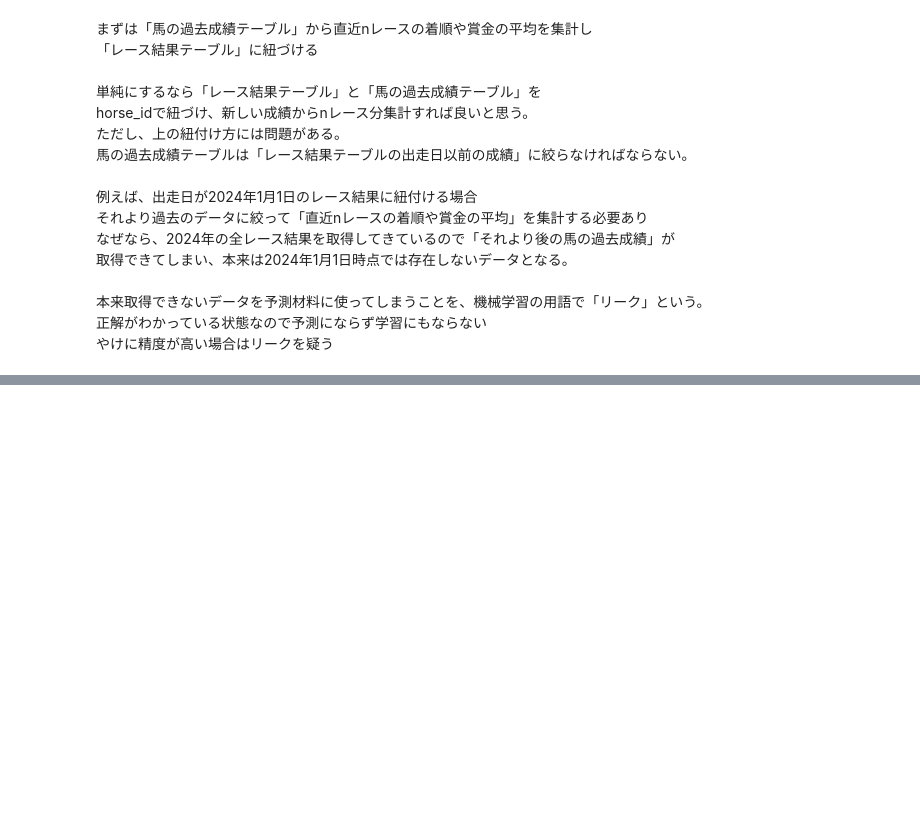
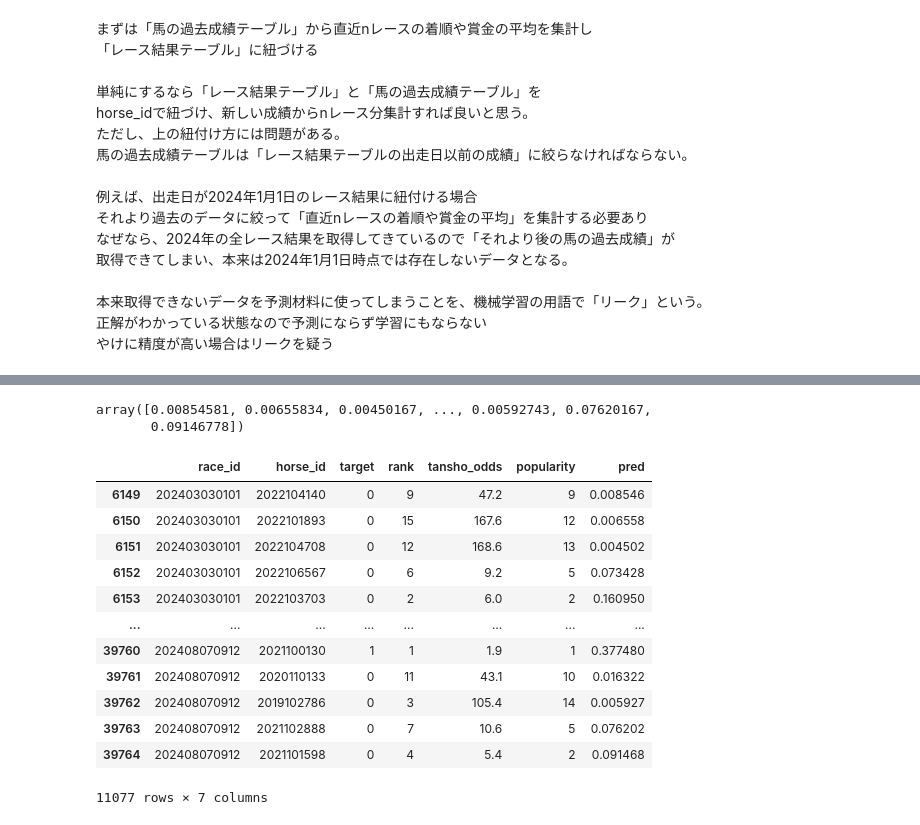
Before and after one commit to matsukawa06/keibaAI, a Jupyter notebook: v1_0_0/src/dev.ipynb, the cells around one changed output, grey strips where cells are left out. Saved outputs shown, nothing was run; the diff lists cells and outputs as text; code cells hidden in the pictures; blank space fills up the shorter version.

```diff
--- a/v1_0_0/src/dev.ipynb
+++ b/v1_0_0/src/dev.ipynb
@@ -406,0 +511,35 @@ horse_idで紐づけ、新しい成績からnレース分集計すれば良い
+# %%
+# テストデータに対して予測をしてみる
+model.predict(test_df[feature_cols])
+# %% [output]
+array([0.00854581, 0.00655834, 0.00450167, ..., 0.00592743, 0.07620167,
+       0.09146778])
+# %%
+# 上記を使って、検証用DataFrameを作成する
+evaluation_df = test_df[
+    [
+        "race_id",
+        "horse_id",
+        "target",
+        "rank",
+        "tansho_odds",
+        "popularity",
+    ]
+].copy()
+evaluation_df["pred"] = model.predict(test_df[feature_cols])
+# %%
+evaluation_df
+# %% [output]
+|  | race_id | horse_id | target | rank | tansho_odds | popularity | pred |
+| 6149 | 202403030101 | 2022104140 | 0 | 9 | 47.2 | 9 | 0.008546 |
+| 6150 | 202403030101 | 2022101893 | 0 | 15 | 167.6 | 12 | 0.006558 |
+| 6151 | 202403030101 | 2022104708 | 0 | 12 | 168.6 | 13 | 0.004502 |
+| 6152 | 202403030101 | 2022106567 | 0 | 6 | 9.2 | 5 | 0.073428 |
+| 6153 | 202403030101 | 2022103703 | 0 | 2 | 6.0 | 2 | 0.160950 |
+| ... | ... | ... | ... | ... | ... | ... | ... |
+| 39760 | 202408070912 | 2021100130 | 1 | 1 | 1.9 | 1 | 0.377480 |
+| 39761 | 202408070912 | 2020110133 | 0 | 11 | 43.1 | 10 | 0.016322 |
+| 39762 | 202408070912 | 2019102786 | 0 | 3 | 105.4 | 14 | 0.005927 |
+| 39763 | 202408070912 | 2021102888 | 0 | 7 | 10.6 | 5 | 0.076202 |
+| 39764 | 202408070912 | 2021101598 | 0 | 4 | 5.4 | 2 | 0.091468 |
+11077 rows × 7 columns
```
Also changed, not shown: parts of 20 cells of this notebook, 5 other files.
